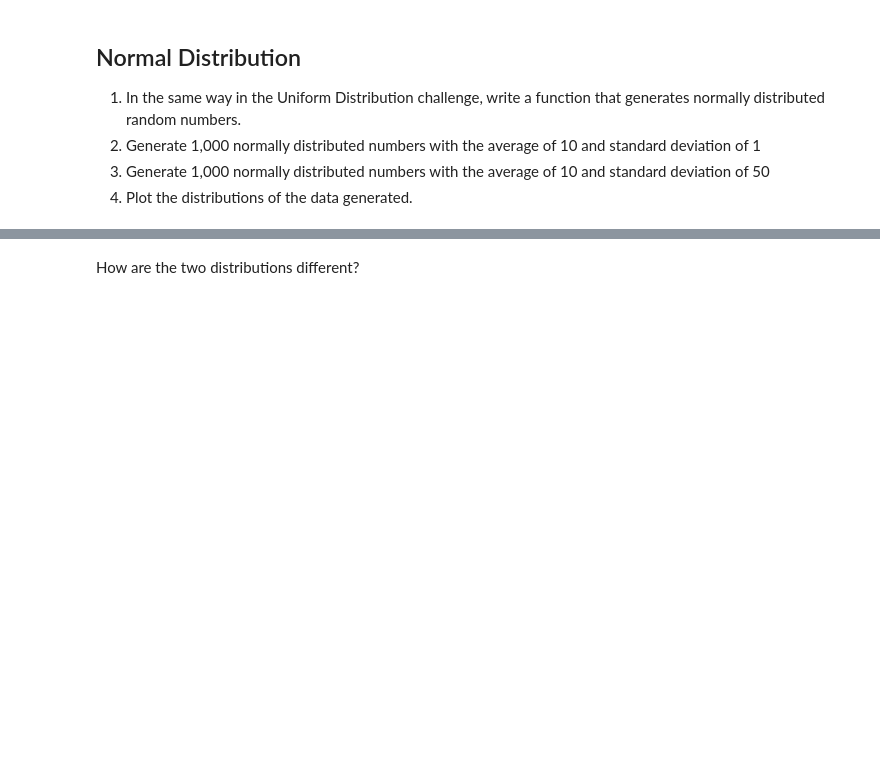
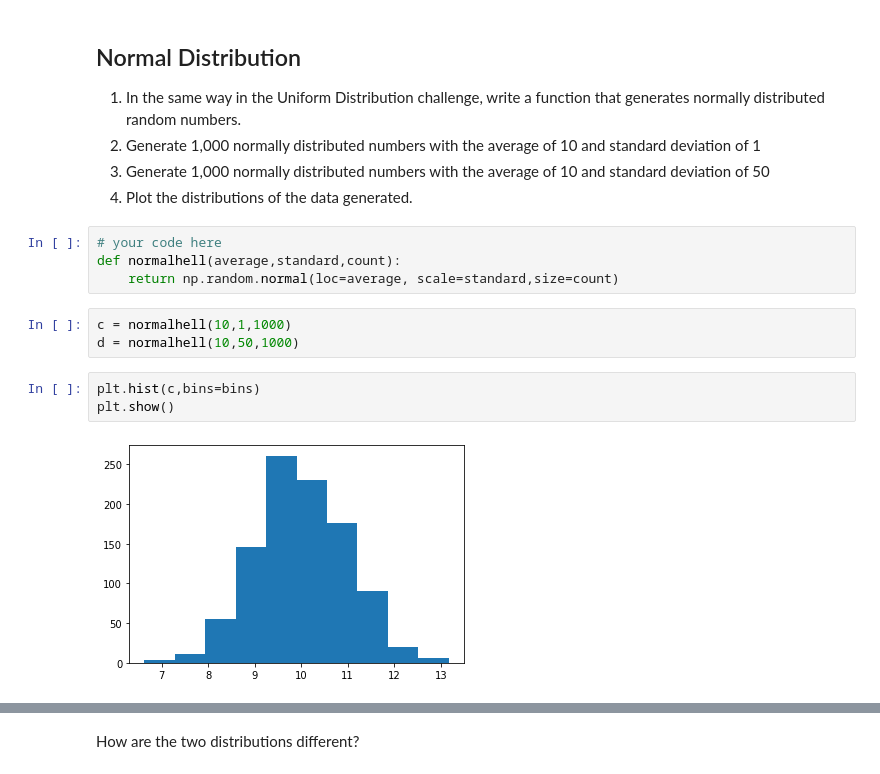
Before and after one commit to ta-datapt-bcn/lab-cont-probability-distribution, a Jupyter notebook: your_code/main.ipynb, the cells around one changed output, grey strips where cells are left out. Drawn from its saved outputs; the diff is of its cells as text; blank space fills up the shorter version.

```diff
--- a/your_code/main.ipynb
+++ b/your_code/main.ipynb
@@ -54,3 +78,15 @@ How are the two distributions different?
 1. Generate 1,000 normally distributed numbers with the average of 10 and standard deviation of 1
 1. Generate 1,000 normally distributed numbers with the average of 10 and standard deviation of 50
 2. Plot the distributions of the data generated.
+# %%
+# your code here
+def normalhell(average,standard,count):
+    return np.random.normal(loc=average, scale=standard,size=count)
+# %%
+c = normalhell(10,1,1000)
+d = normalhell(10,50,1000)
+# %%
+plt.hist(c,bins=bins)
+plt.show()
+# %% [output]
+[figure, added]
```
Also changed, not shown: parts of 19 cells of this notebook, 2 other files.
